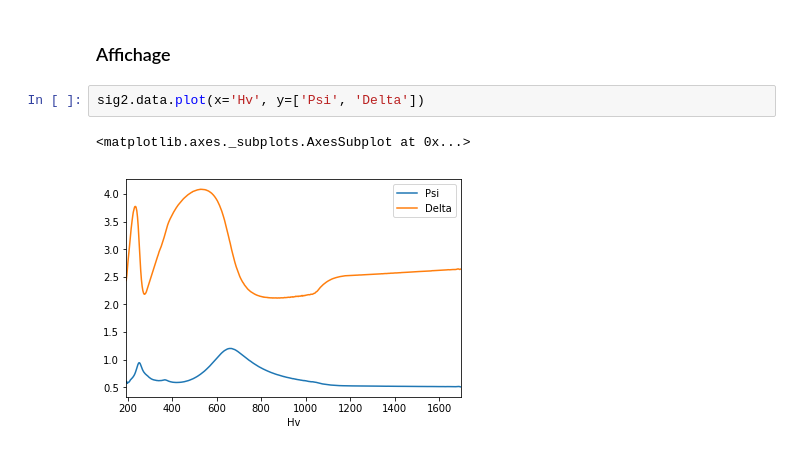
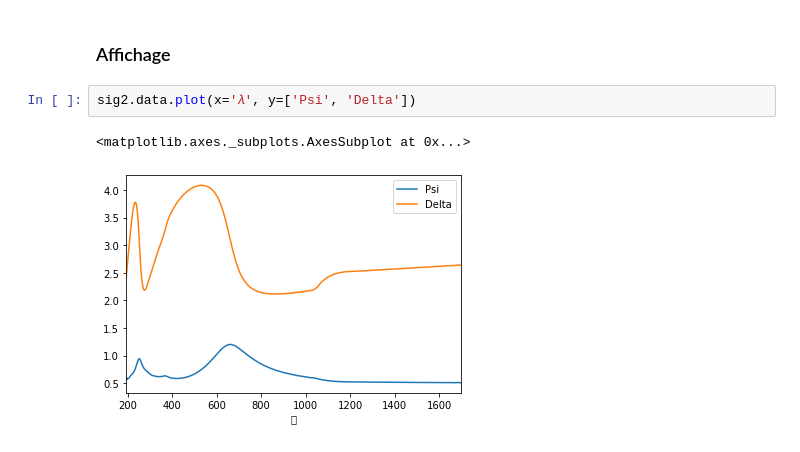
Before and after one commit to sebsou/lmet, a Jupyter notebook: exemples_fr/Exemple - signature.ipynb, the cells around one changed output. Drawn from its saved outputs; the diff is of its cells as text.

```diff
--- a/exemples_fr/Exemple - signature.ipynb
+++ b/exemples_fr/Exemple - signature.ipynb
@@ -105,7 +115,7 @@ sig3.data.head()
 # %% [markdown]
 ### Affichage
 # %%
-sig2.data.plot(x='Hv', y=['Psi', 'Delta'])
+sig2.data.plot(x='𝜆', y=['Psi', 'Delta'])
 # %% [output]
 <matplotlib.axes._subplots.AxesSubplot at 0x...>
-[figure, old version]
+[figure, new version]
```
Also changed, not shown: parts of 8 cells of this notebook, 9 other files.
